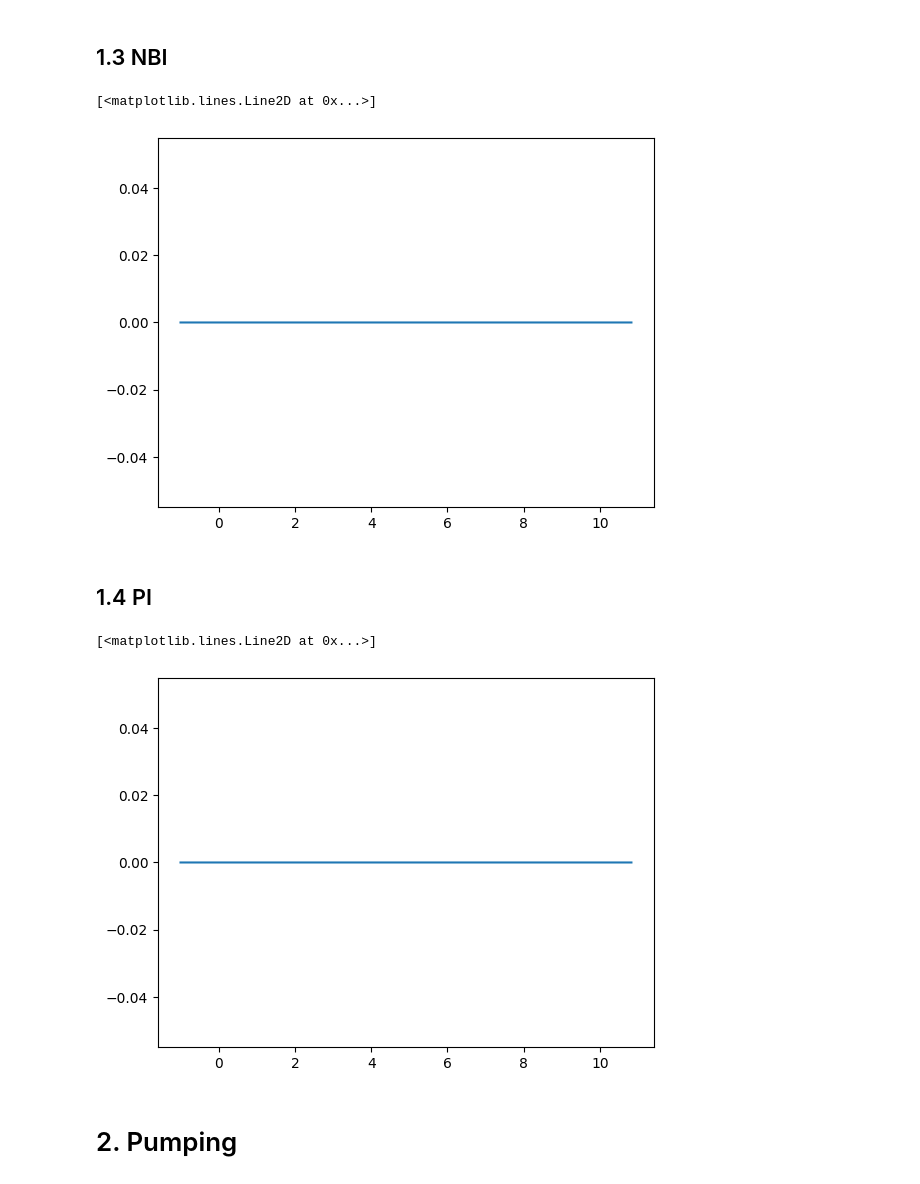
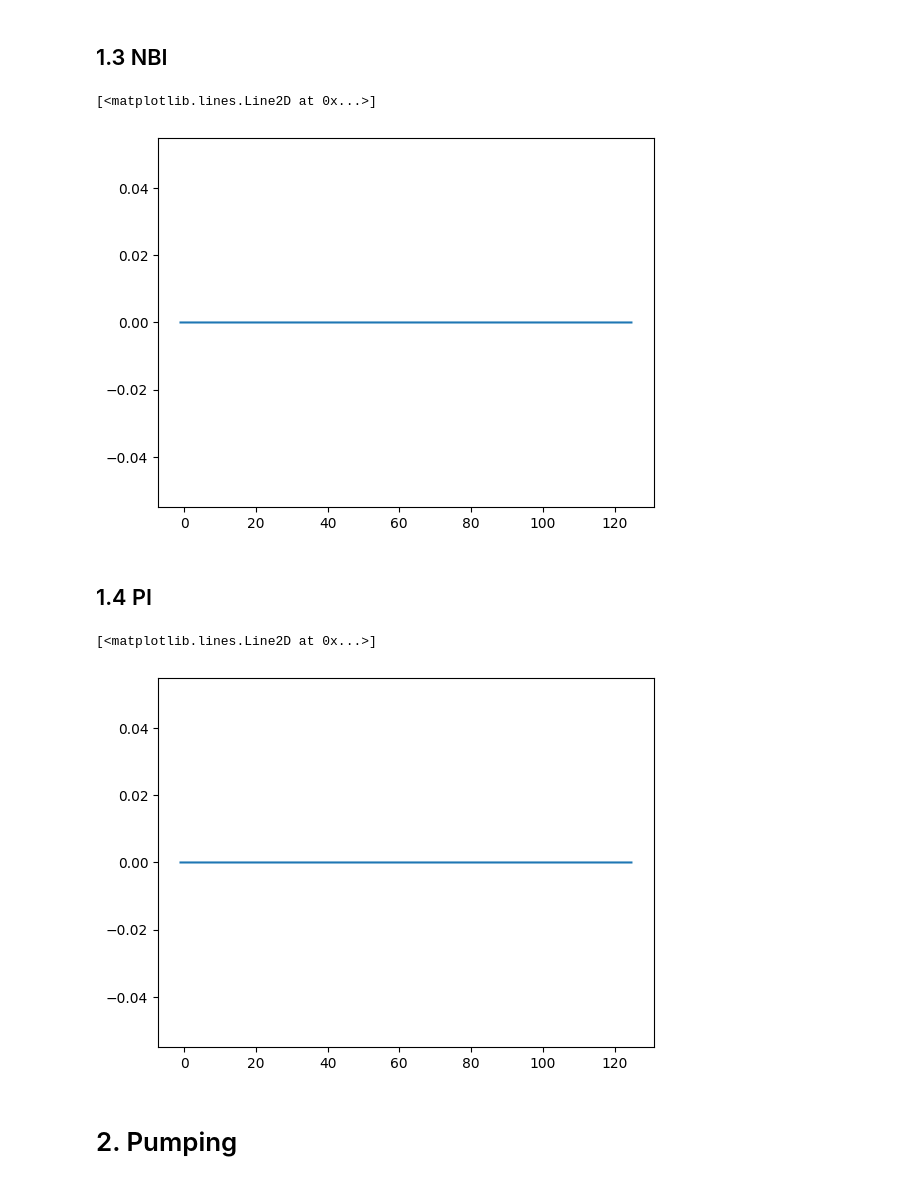
Before and after one commit to wearenothing/retention, a Jupyter notebook: get_wall_retention.ipynb, the cells around one changed output. Cells and saved outputs as stored; diff of their text form; code cells hidden in the pictures.

```diff
--- a/get_wall_retention.ipynb
+++ b/get_wall_retention.ipynb
@@ -22,7 +22,7 @@ from scipy.interpolate import interp1d
 # %%
 # shot = int(input("shot: "))
 # signal = input("signal: ")
-shot = 100000
+shot = 106912
 
 cn  = mds.Connection('mds.ipp.ac.cn')
 cn.openTree('east_1', shot)
@@ -132,7 +137,7 @@ plt.plot(time_ip[idx_begin:idx_end],smbi3)
 # %% [markdown]
 ## 1.3 NBI
 # %%
-def getNBI(shot):
+def get_NBI(shot):
 
     kp = 1e19 / 1.6
     NBI1LHI=0.8 * (cn.get('\\NBI1LHI')).data()
@@ -157,11 +162,11 @@ def getNBI(shot):
     NBI[1:1000] = 0
     return NBI
 # %%
-NBI = getNBI(100000)    #TODO: 找一炮有NBI注入的
+NBI = get_NBI(shot)    #TODO: 找一炮有NBI注入的
 plt.plot(time_ip[idx_begin:idx_end],NBI)
 # %% [output]
 [<matplotlib.lines.Line2D at 0x...>]
-[figure, old version]
+[figure, new version]
 # %% [markdown]
 ## 1.4 PI
 # %%
@@ -176,11 +181,11 @@ def get_PI(shot):
     PI = np.cumsum(PI)
     return kp * PI
 # %%
-PI = get_PI(100000)
+PI = get_PI(shot)
 plt.plot(time_ip[idx_begin:idx_end],PI)
 # %% [output]
 [<matplotlib.lines.Line2D at 0x...>]
-[figure, old version]
+[figure, new version]
 # %% [markdown]
 # 2. Pumping
 # %%
```
Also changed, not shown: parts of 12 cells of this notebook, 2 other files.
